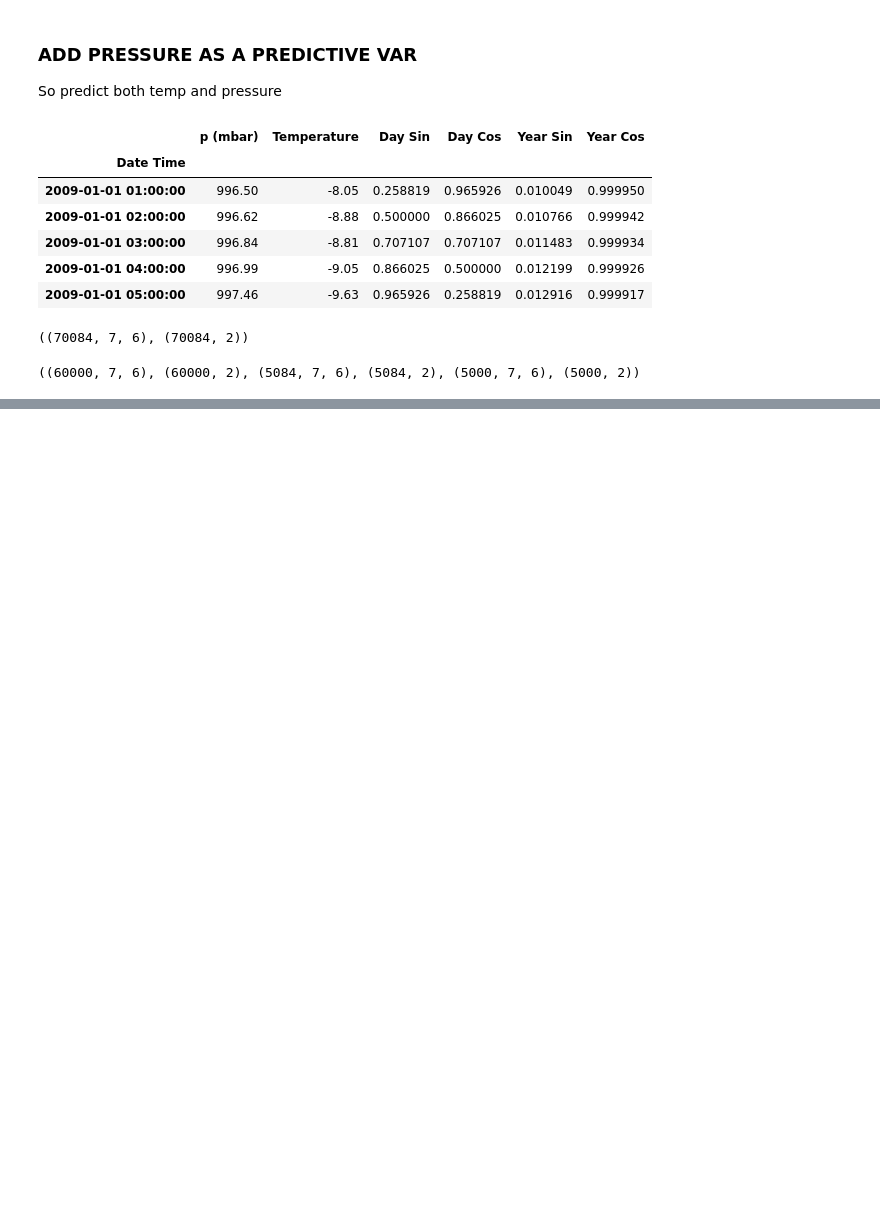
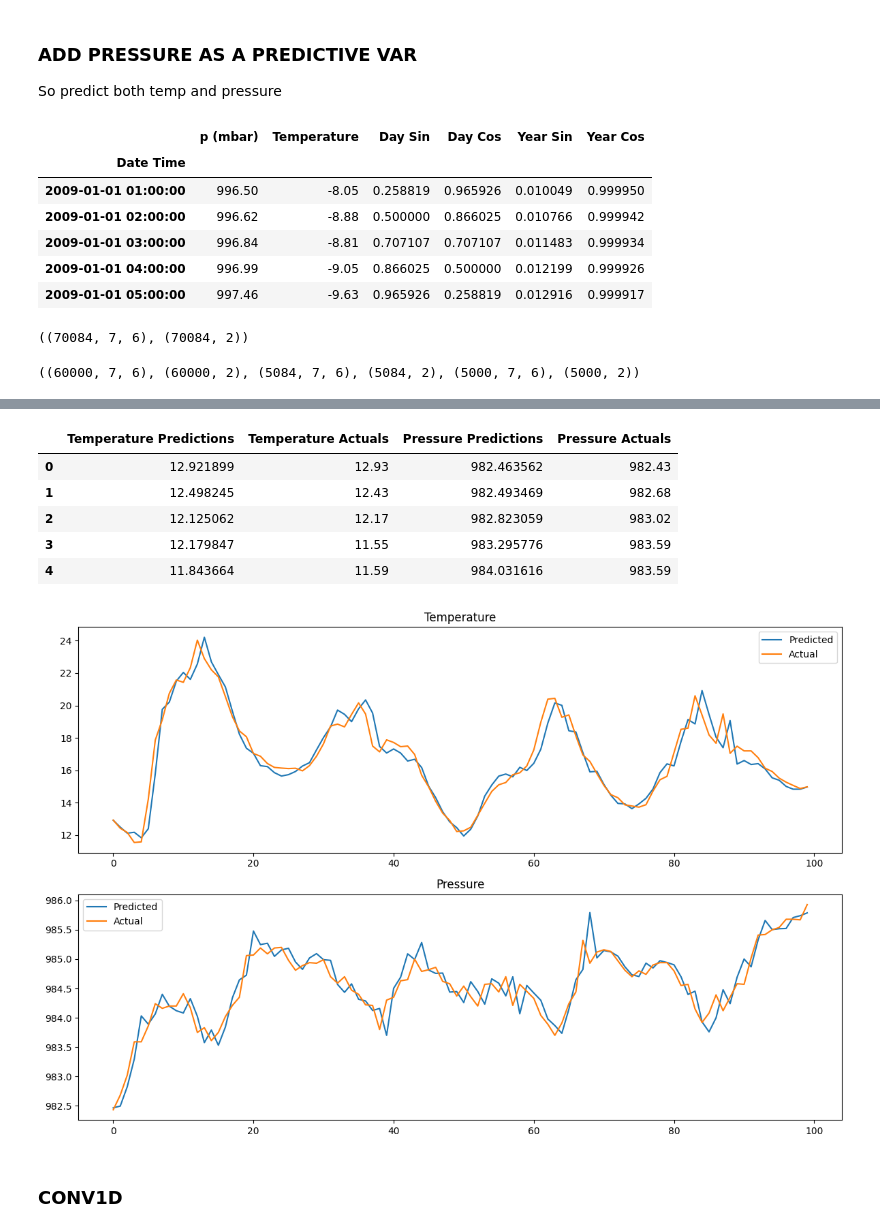
Before and after one commit to SiddTayi/ML-Projects, a Jupyter notebook: LSTM_Temp_Pred.ipynb, the cells around one changed output, grey strips where cells are left out. Cells and saved outputs as stored; diff of their text form; code cells hidden in the pictures; blank space fills up the shorter version.

Commit message:
Updated Code: Included LSTM and Conv1D for 2 predictors.

```diff
--- a/LSTM_Temp_Pred.ipynb
+++ b/LSTM_Temp_Pred.ipynb
@@ -857,0 +828,39 @@ plot_predictions2(model5, x3_test, y3_test)
+# %%
+def postprocess_temp(arr):
+    arr = (arr*temp_train_std) + temp_train_mean
+    return arr
+
+def postprocess_pressure(arr):
+    arr = (arr*pre_train_std) + pre_train_mean
+    return arr
+# %%
+def plot_predictions2(model, X, y, start=0, end=100):
+   predictions = model.predict(X)
+   p_preds, temp_preds = postprocess_pressure(predictions[:, 0]), postprocess_temp(predictions[:, 1])
+   p_actuals, temp_actuals = postprocess_pressure(y[:, 0]), postprocess_temp(y[:, 1])
+   df = pd.DataFrame(data={'Temperature Predictions': temp_preds,
+                          'Temperature Actuals':temp_actuals,
+                          'Pressure Predictions': p_preds,
+                          'Pressure Actuals': p_actuals
+                          })
+
+   plt.figure(figsize=(12, 8))
+
+   plt.subplot(2,1,1)
+   plt.plot(df['Temperature Predictions'][start:end], label='Predicted')
+   plt.plot(df['Temperature Actuals'][start:end], label='Actual')
+   plt.title('Temperature')
+   plt.legend()
+
+   plt.subplot(2,1,2)
+   plt.plot(df['Pressure Predictions'][start:end], label='Predicted')
+   plt.plot(df['Pressure Actuals'][start:end], label='Actual')
+   plt.title('Pressure')
+   plt.legend()
+
+   plt.tight_layout()
+   return df[start:end].head()
+# %%
+post_processed_df = plot_predictions2(model5, x3_test, y3_test)
+post_processed_df
+# %% [output]
@@ -857,0 +868,9 @@ plot_predictions2(model5, x3_test, y3_test)
+|  | Temperature Predictions | Temperature Actuals | Pressure Predictions | Pressure Actuals |
+| 0 | 12.921899 | 12.93 | 982.463562 | 982.43 |
+| 1 | 12.498245 | 12.43 | 982.493469 | 982.68 |
+| 2 | 12.125062 | 12.17 | 982.823059 | 983.02 |
+| 3 | 12.179847 | 11.55 | 983.295776 | 983.59 |
+| 4 | 11.843664 | 11.59 | 984.031616 | 983.59 |
+[figure, added]
+# %% [markdown]
+### CONV1D
```
Also changed, not shown: parts of 30 cells of this notebook.
